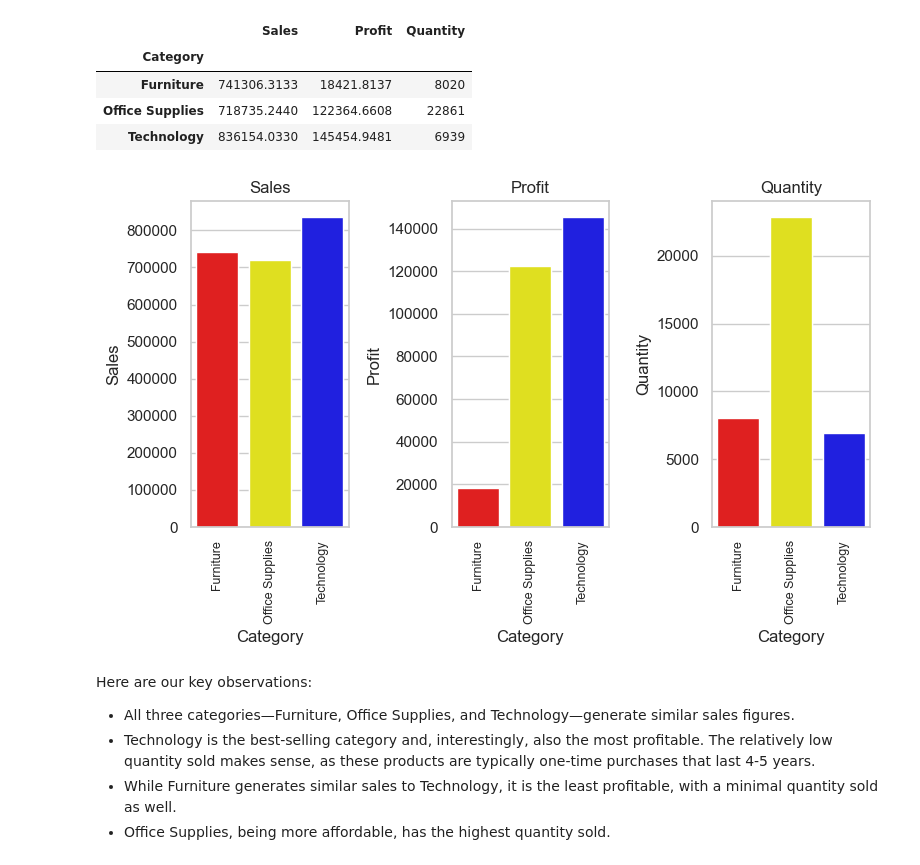
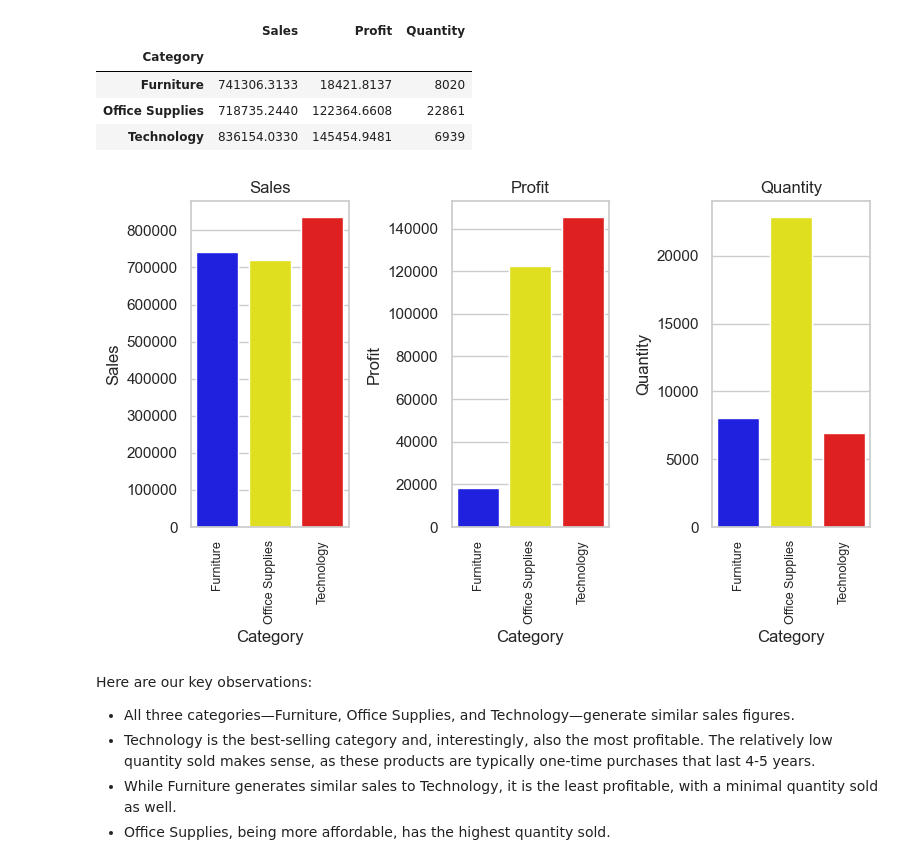
Before and after one commit to mihaiishere/Sales-Analysis, a Jupyter notebook: StoreSales.ipynb, the cells around one changed output. Cells and saved outputs as stored; diff of their text form; code cells hidden in the pictures.

```diff
--- a/StoreSales.ipynb
+++ b/StoreSales.ipynb
@@ -250,35 +250,35 @@ cat3.set(title = 'Quantity')
 # Rotate axis for x-axis
 plt.setp(cat1.get_xticklabels(), rotation = 'vertical', size = 9)
 plt.setp(cat2.get_xticklabels(), rotation = 'vertical', size = 9)
 plt.setp(cat3.get_xticklabels(), rotation = 'vertical', size = 9)
 
 # Define custom colors for the bars (categories)
-custom_colors = ["red", "yellow", "blue"]
+custom_colors = ["blue", "yellow", "red"]
 
 # Plot barplots with custom bar colors
 cat1 = sns.barplot(
     x=category_analysis.index,
     y=category_analysis["Sales"],
     ax=axis[0],
     palette=custom_colors,
 )
 cat2 = sns.barplot(
     x=category_analysis.index,
     y=category_analysis["Profit"],
     ax=axis[1],
     palette=custom_colors,
 )
 cat3 = sns.barplot(
     x=category_analysis.index,
     y=category_analysis["Quantity"],
     ax=axis[2],
     palette=custom_colors,
 )
 
 # Set spacing between subplots
 figure.tight_layout()
 # %% [output]
-[figure, old version]
+[figure, new version]
 # %% [markdown]
 Here are our key observations:
 
```
